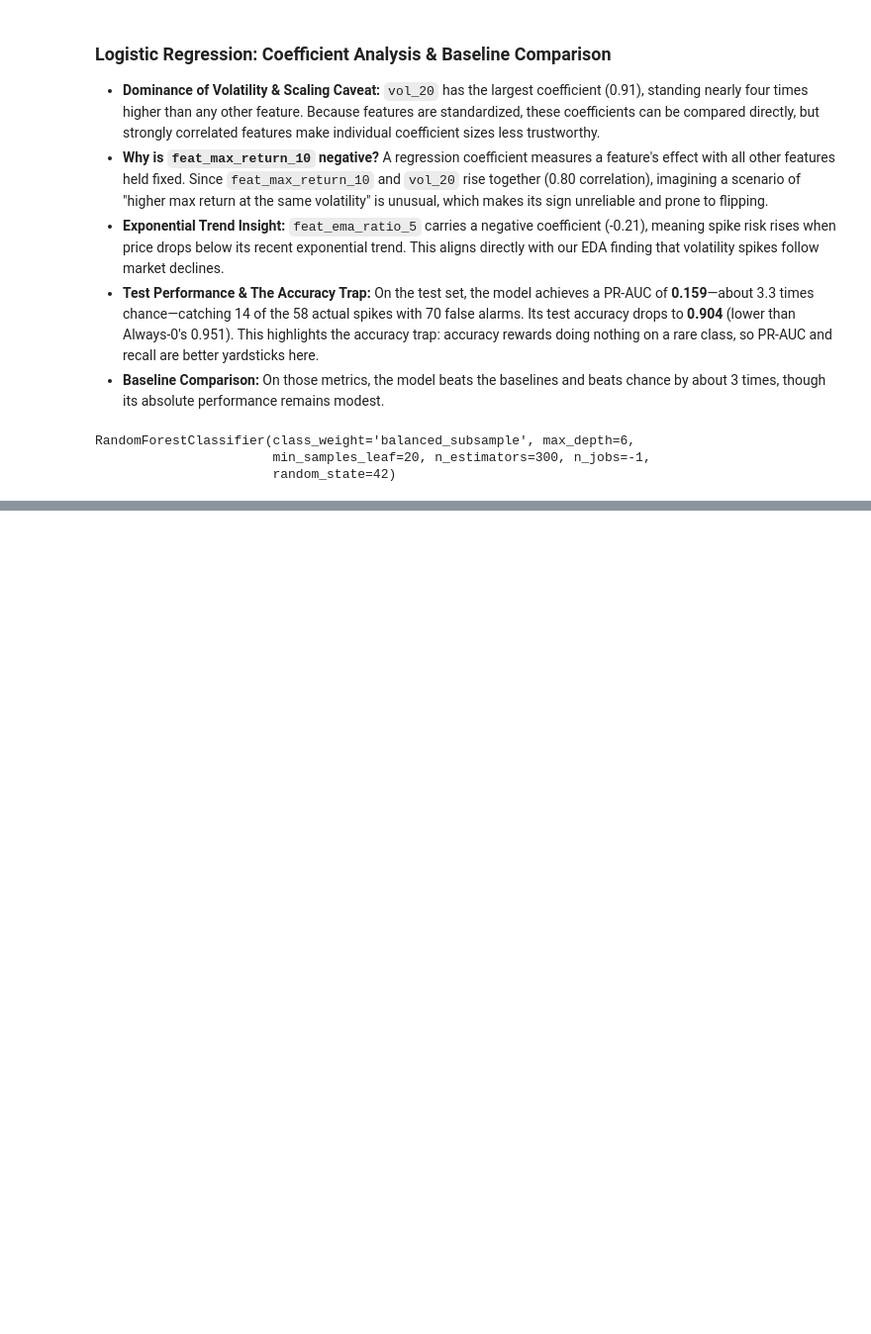
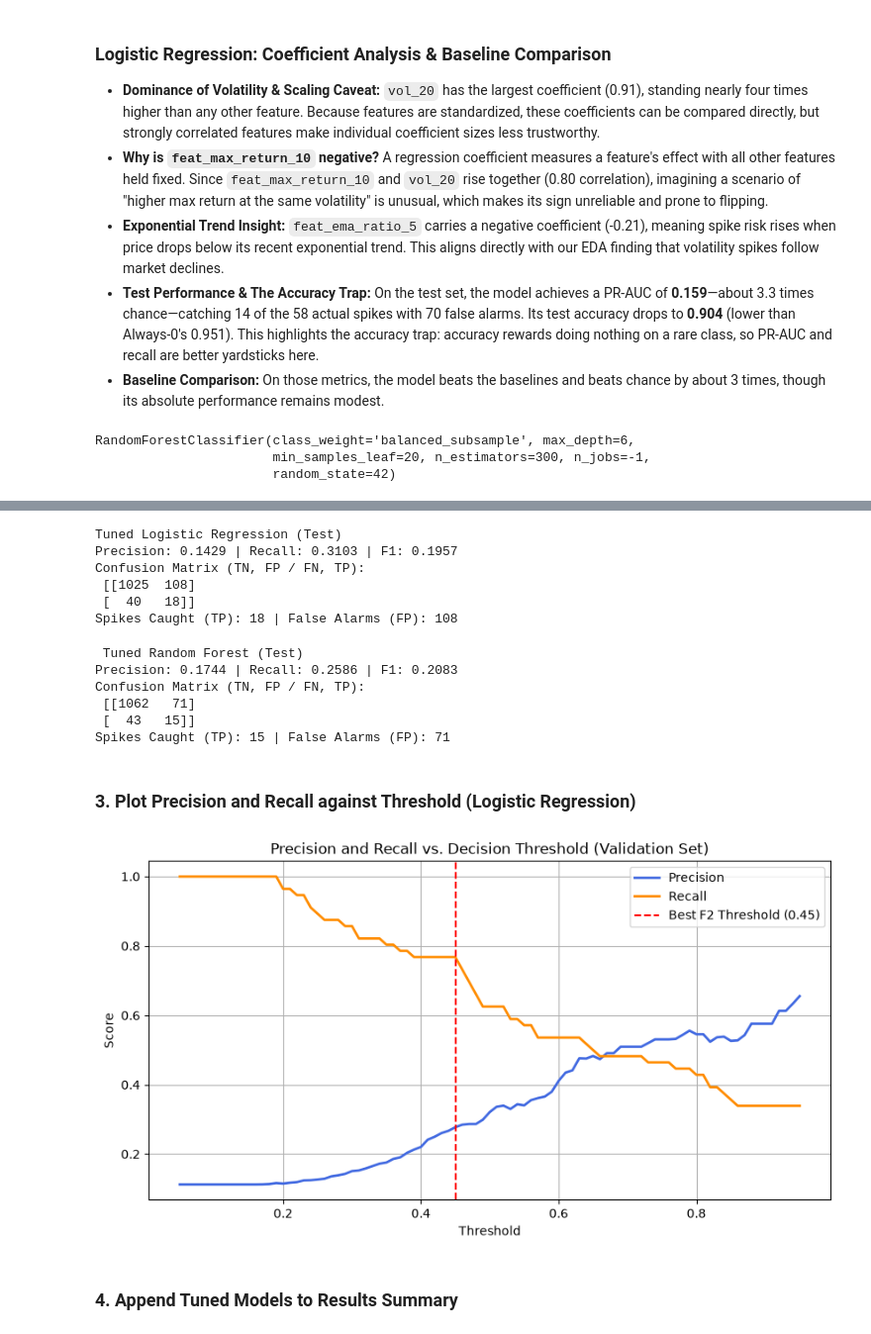
Before and after one commit to sanushx3/vol-spike-alert, a Jupyter notebook: notebooks/2.Modelling.ipynb, the cells around one changed output, grey strips where cells are left out. Shown at 99% size. Saved outputs shown, nothing was run; the diff lists cells and outputs as text; code cells hidden in the pictures; blank space fills up the shorter version.

Commit message:
model selection complete

```diff
--- a/notebooks/2.Modelling.ipynb
+++ b/notebooks/2.Modelling.ipynb
@@ -397,0 +406,22 @@ display(results_summary)
+# %%
+thresholds = np.linspace(0.05, 0.95, 91)
+# %%
+# Logistic Regression Threshold Tuning
+best_t_lr = 0.5
+best_score_lr = -1
+for t in thresholds:
+    pred_t = (val_probs > t).astype(int)
+    score = fbeta_score(y_val, pred_t, beta=2, zero_division=0)
+    if score > best_score_lr:
+        best_score_lr = score
+        best_t_lr = t
+# %%
+# Random Forest Threshold Tuning
+best_t_rf = 0.5
+best_score_rf = -1
+for t in thresholds:
+    pred_t = (val_probs_rf > t).astype(int)
+    score = fbeta_score(y_val, pred_t, beta=2, zero_division=0)
+    if score > best_score_rf:
+        best_score_rf = score
+        best_t_rf = t
@@ -397,0 +459,47 @@ display(results_summary)
+# %%
+print("Tuned Logistic Regression (Test)")
+print(f"Precision: {lr_test_tuned_metrics['Precision']:.4f} | Recall: {lr_test_tuned_metrics['Recall']:.4f} | F1: {lr_test_tuned_metrics['F1']:.4f}")
+print("Confusion Matrix (TN, FP / FN, TP):\n", cm_test_lr_tuned)
+print(f"Spikes Caught (TP): {cm_test_lr_tuned[1, 1]} | False Alarms (FP): {cm_test_lr_tuned[0, 1]}")
+# %% [output]
+Tuned Logistic Regression (Test)
+Precision: 0.1429 | Recall: 0.3103 | F1: 0.1957
+Confusion Matrix (TN, FP / FN, TP):
+ [[1025  108]
+ [  40   18]]
+Spikes Caught (TP): 18 | False Alarms (FP): 108
+# %%
+print(" Tuned Random Forest (Test)")
+print(f"Precision: {rf_test_tuned_metrics['Precision']:.4f} | Recall: {rf_test_tuned_metrics['Recall']:.4f} | F1: {rf_test_tuned_metrics['F1']:.4f}")
+print("Confusion Matrix (TN, FP / FN, TP):\n", cm_test_rf_tuned)
+print(f"Spikes Caught (TP): {cm_test_rf_tuned[1, 1]} | False Alarms (FP): {cm_test_rf_tuned[0, 1]}")
+# %% [output]
+ Tuned Random Forest (Test)
+Precision: 0.1744 | Recall: 0.2586 | F1: 0.2083
+Confusion Matrix (TN, FP / FN, TP):
+ [[1062   71]
+ [  43   15]]
+Spikes Caught (TP): 15 | False Alarms (FP): 71
+# %% [markdown]
+### 3. Plot Precision and Recall against Threshold (Logistic Regression)
+# %%
+precisions, recalls = [], []
+for t in thresholds:
+    pred_t = (val_probs > t).astype(int)
+    precisions.append(precision_score(y_val, pred_t, zero_division=0))
+    recalls.append(recall_score(y_val, pred_t, zero_division=0))
+# %%
+plt.figure(figsize=(10, 5))
+plt.plot(thresholds, precisions, label="Precision", color="royalblue", lw=2)
+plt.plot(thresholds, recalls, label="Recall", color="darkorange", lw=2)
+plt.axvline(best_t_lr, color="red", linestyle="--", label=f"Best F2 Threshold ({best_t_lr:.2f})")
+plt.title("Precision and Recall vs. Decision Threshold (Validation Set)")
+plt.xlabel("Threshold")
+plt.ylabel("Score")
+plt.legend()
+plt.grid(True)
+plt.show()
+# %% [output]
+[figure, added]
+# %% [markdown]
+### 4. Append Tuned Models to Results Summary
```
Also changed, not shown: parts of 27 cells of this notebook.
